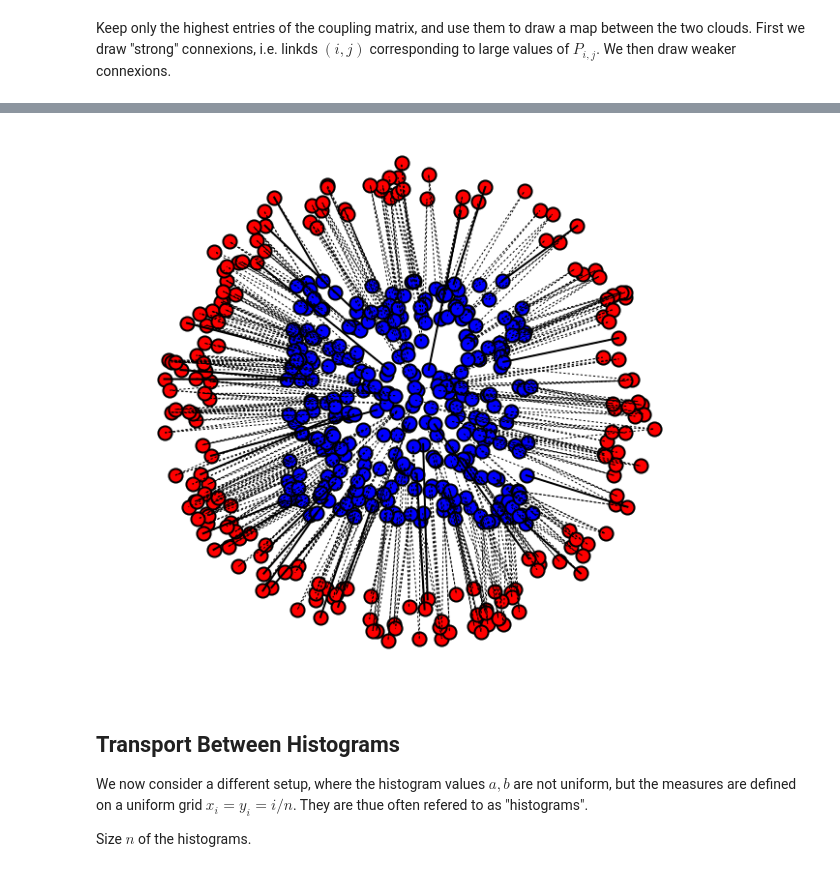
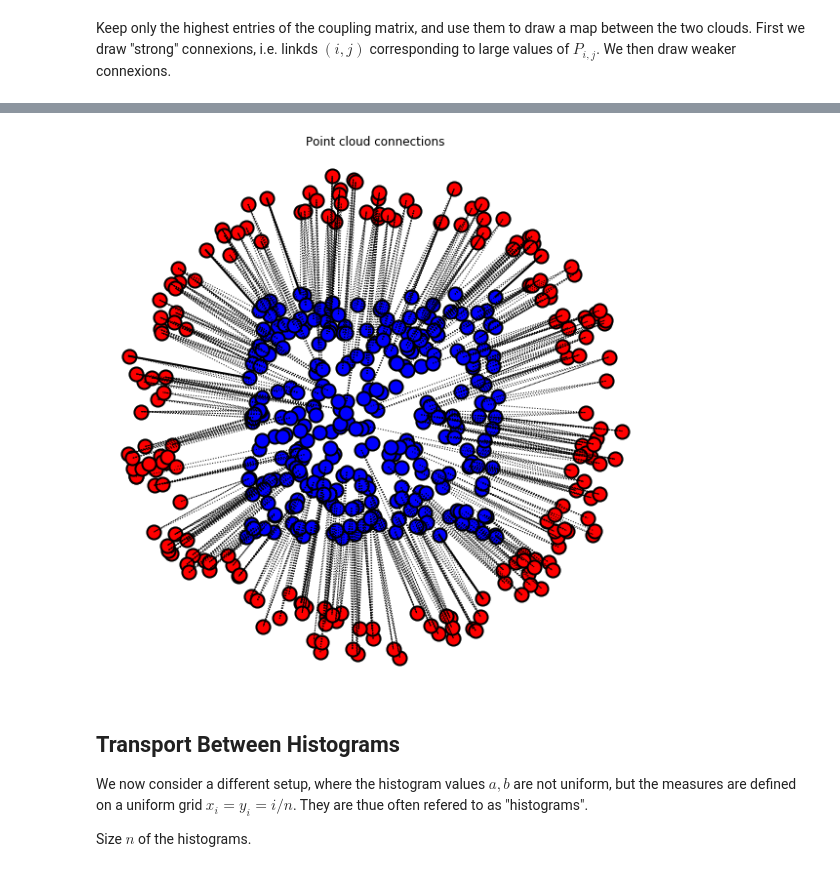
Before and after one commit to ManifoldFR/mva-optimaltransport, a Jupyter notebook: numericaltours/optimaltransp_5_entropic.ipynb, the cells around one changed output, grey strips where cells are left out. Drawn from its saved outputs; the diff is of its cells as text; code cells hidden in the pictures.

```diff
--- a/numericaltours/optimaltransp_5_entropic.ipynb
+++ b/numericaltours/optimaltransp_5_entropic.ipynb
@@ -242,0 +277,6 @@ run -i nt_solutions/optimaltransp_5_entropic/exo1
+# %%
+epsilon = 3e-3
+K = np.exp(-C/epsilon)
+# %%
+num_iter = 500
+(u, v), resi_ = sinkhorn(a, b, K, num_iter)
@@ -265,0 +307,10 @@ P = np.dot(np.dot(np.diag(u),K),np.diag(v))
+# %%
+solutions_ = []
+epsilist = [1e-3, 2e-3, 5e-3, 0.01, 0.1, 0.3]
+num_iter = 500
+
+for eps in epsilist:
+    K_mat = np.exp(-C/eps)
+    (u,v), _ = sinkhorn(a, b, K_mat, num_iter)
+    P_ = np.diag(u)@K_mat@np.diag(v)
+    solutions_.append(P_)
@@ -269,3 +331,5 @@ draw a map between the two clouds.
 First we draw "strong" connexions, i.e. linkds $(i,j)$ corresponding to
 large values of $P_{i,j}$.
 We then draw weaker connexions.
+# %%
+P = solutions_[1]
@@ -272,24 +341,25 @@ We then draw weaker connexions.
 # %%
 plt.figure(figsize=(10,10))
 
 plotp(x, 'b')
 plotp(y, 'r')
 
 A = P * (P > np.max(P)*.8)
 i,j = np.where(A != 0)
 plt.plot([x[0,i],y[0,j]],[x[1,i],y[1,j]],'k',lw = 2)
+plt.title("Point cloud connections")
 
 A = P * (P > np.max(P)*.2)
 i,j = np.where(A != 0)
 plt.plot([x[0,i],y[0,j]],[x[1,i],y[1,j]],'k:',lw = 1)
 
 plt.axis("off")
 plt.xlim(np.min(y[0,:])-.1,np.max(y[0,:])+.1)
 plt.ylim(np.min(y[1,:])-.1,np.max(y[1,:])+.1)
 
 plt.show()
 # %% [output]
-[figure, old version]
+[figure, new version]
 # %% [markdown]
 Transport Between Histograms
 ----------------------------
```
Also changed, not shown: parts of 49 cells of this notebook, 1 other file.
